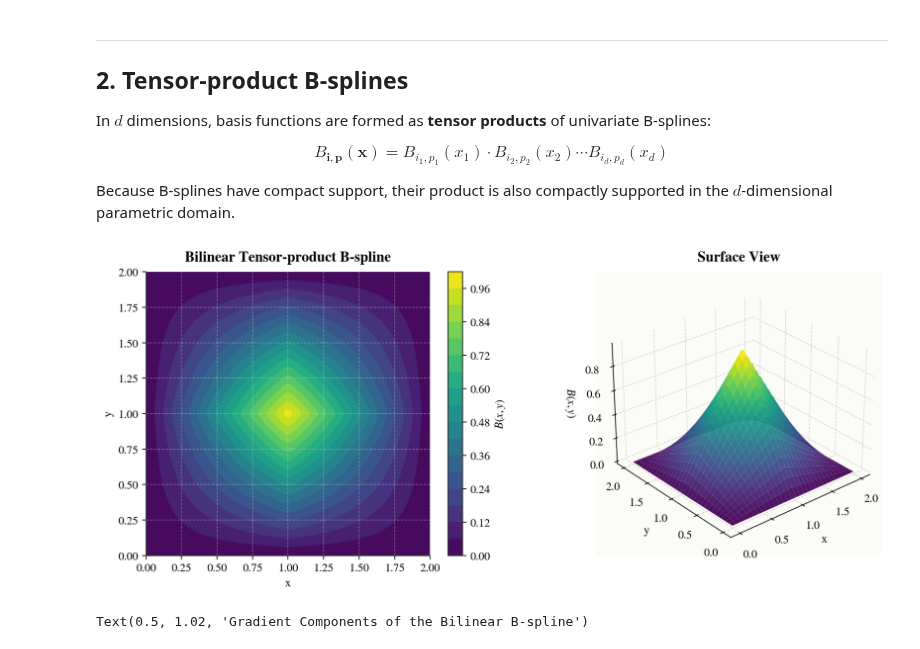
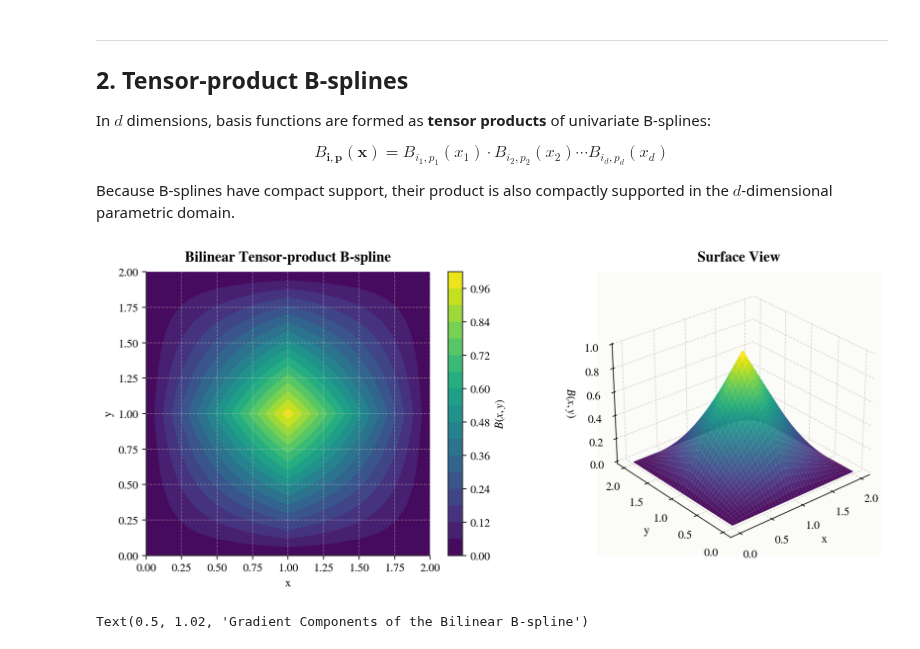
Before and after one commit to VhI3/THBSplines, a Jupyter notebook: notebooks/THBSplines_tutorial.ipynb, the cells around one changed output. Saved outputs shown, nothing was run; the diff lists cells and outputs as text; code cells hidden in the pictures.

```diff
--- a/notebooks/THBSplines_tutorial.ipynb
+++ b/notebooks/THBSplines_tutorial.ipynb
@@ -234,36 +234,36 @@ supported in the $d$-dimensional parametric domain.
 # %%
 from THBSplines.src.b_spline_numpy import TensorProductBSpline
 
 # ── A bilinear (degree 1 × 1) tensor-product B-spline ─────────────────────────
 degrees = np.array([1, 1])
 knots = np.array([[0.0, 1.0, 2.0],
                   [0.0, 1.0, 2.0]])
 B2D = TensorProductBSpline(degrees, knots)
 
-n = 60
-x1d = np.linspace(0, 2, n)
+n = 100 # number of points in each direction for visualization
+x1d = np.linspace(knots[0, 0], knots[0, -1], n)
 X, Y = np.meshgrid(x1d, x1d)
 pts = np.column_stack([X.ravel(), Y.ravel()])
 Z = B2D(pts).reshape(n, n)
 
 fig = plt.figure(figsize=(12.6, 4.6), constrained_layout=True)
 gs = fig.add_gridspec(1, 2, width_ratios=[1.0, 1.1])
 ax_contour = fig.add_subplot(gs[0, 0])
 contour_panel(fig, ax_contour, X, Y, Z, levels=18, cmap=SURFACE_CMAP,
               title='Bilinear Tensor-product B-spline', colorbar_label='$B(x,y)$')
 
 ax3d = fig.add_subplot(gs[0, 1], projection='3d')
 ax3d.plot_surface(X, Y, Z, cmap=SURFACE_CMAP, edgecolor='none', antialiased=True, alpha=0.95)
 ax3d.set_title('Surface View', pad=10)
 ax3d.set_xlabel('x')
 ax3d.set_ylabel('y')
 ax3d.set_zlabel('$B(x,y)$')
 ax3d.view_init(elev=28, azim=-130)
 ax3d.xaxis.pane.set_alpha(0.0)
 ax3d.yaxis.pane.set_alpha(0.0)
 ax3d.zaxis.pane.set_alpha(0.0)
 # %% [output]
-[figure, old version]
+[figure, new version]
 # %%
 # ── Gradient of a 2-D B-spline ────────────────────────────────────────────────
 #
```
Also changed, not shown: parts of 2 cells of this notebook.
